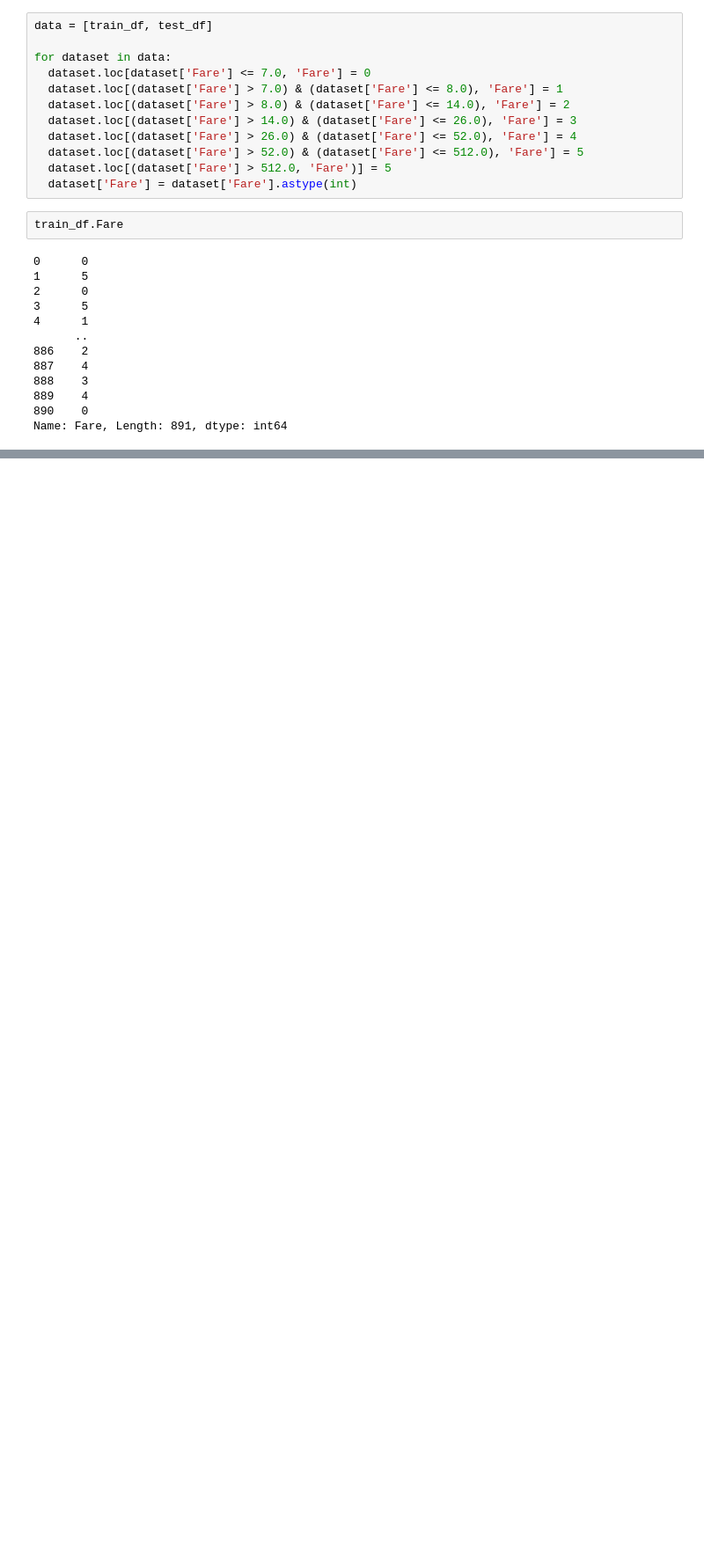
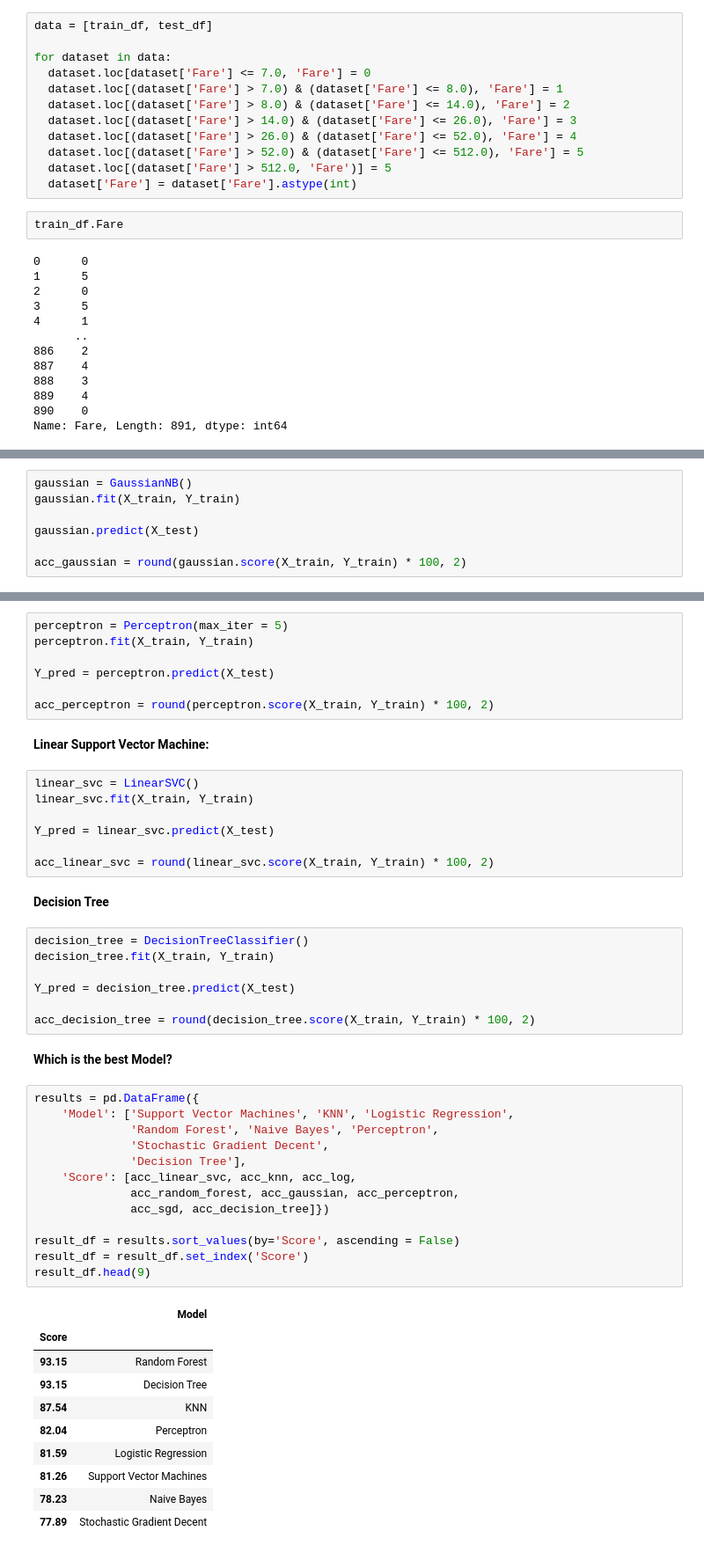
Before and after one commit to sunnylistax25/Titanic, a Jupyter notebook: Titanic.ipynb, the cells around one changed output, grey strips where cells are left out. Shown: that part at 88% size. Saved outputs shown, nothing was run; the diff lists cells and outputs as text; blank space fills up the shorter version.

```diff
--- a/Titanic.ipynb
+++ b/Titanic.ipynb
@@ -461,0 +566,7 @@ Name: Fare, Length: 891, dtype: int64
+# %%
+gaussian = GaussianNB()
+gaussian.fit(X_train, Y_train)
+
+gaussian.predict(X_test)
+
+acc_gaussian = round(gaussian.score(X_train, Y_train) * 100, 2)
@@ -461,0 +575,51 @@ Name: Fare, Length: 891, dtype: int64
+# %%
+perceptron = Perceptron(max_iter = 5)
+perceptron.fit(X_train, Y_train)
+
+Y_pred = perceptron.predict(X_test)
+
+acc_perceptron = round(perceptron.score(X_train, Y_train) * 100, 2)
+# %% [markdown]
+**Linear Support Vector Machine:**
+# %%
+linear_svc = LinearSVC()
+linear_svc.fit(X_train, Y_train)
+
+Y_pred = linear_svc.predict(X_test)
+
+acc_linear_svc = round(linear_svc.score(X_train, Y_train) * 100, 2)
+# %% [markdown]
+**Decision Tree**
+# %%
+decision_tree = DecisionTreeClassifier()
+decision_tree.fit(X_train, Y_train)
+
+Y_pred = decision_tree.predict(X_test)
+
+acc_decision_tree = round(decision_tree.score(X_train, Y_train) * 100, 2)
+# %% [markdown]
+**Which is the best Model?**
+# %%
+results = pd.DataFrame({
+    'Model': ['Support Vector Machines', 'KNN', 'Logistic Regression',
+              'Random Forest', 'Naive Bayes', 'Perceptron',
+              'Stochastic Gradient Decent',
+              'Decision Tree'],
+    'Score': [acc_linear_svc, acc_knn, acc_log,
+              acc_random_forest, acc_gaussian, acc_perceptron,
+              acc_sgd, acc_decision_tree]})
+
+result_df = results.sort_values(by='Score', ascending = False)
+result_df = result_df.set_index('Score')
+result_df.head(9)
+# %% [output]
+|  | Model |
+| Score |  |
+| 93.15 | Random Forest |
+| 93.15 | Decision Tree |
+| 87.54 | KNN |
+| 82.04 | Perceptron |
+| 81.59 | Logistic Regression |
+| 81.26 | Support Vector Machines |
+| 78.23 | Naive Bayes |
+| 77.89 | Stochastic Gradient Decent |
```
Also changed, not shown: parts of 24 cells of this notebook.
